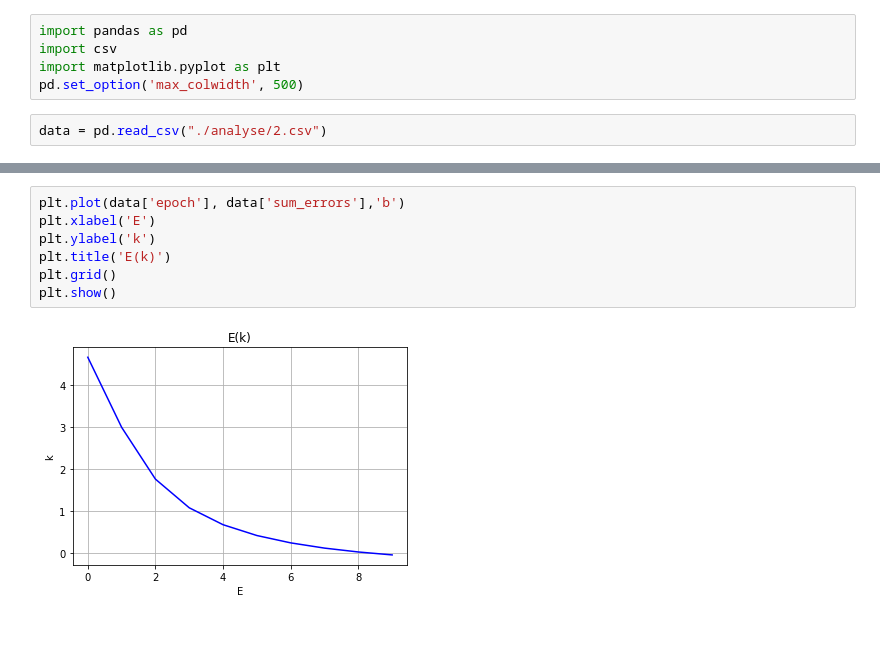
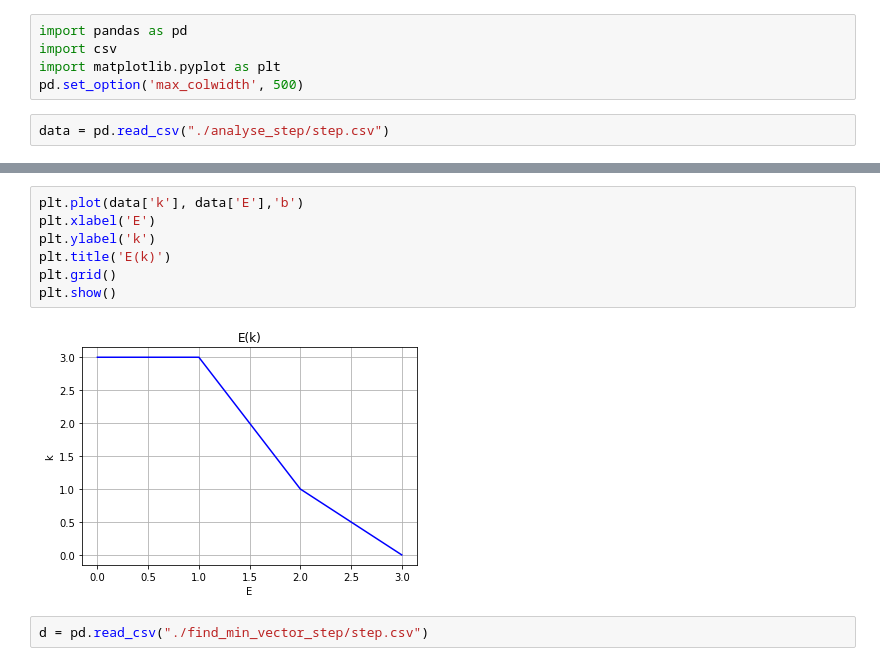
Before and after one commit to Dmitriy1594/simple_perceptron, a Jupyter notebook: release/Perceptron_sklearn.ipynb, the cells around one changed output, grey strips where cells are left out. Cells and saved outputs as stored; diff of their text form; blank space fills up the shorter version.

```diff
--- a/release/Perceptron_sklearn.ipynb
+++ b/release/Perceptron_sklearn.ipynb
@@ -89,7 +89,7 @@ import csv
 import matplotlib.pyplot as plt
 pd.set_option('max_colwidth', 500)
 # %%
-data = pd.read_csv("./analyse/2.csv")
+data = pd.read_csv("./analyse_step/step.csv")
 # %%
 data.head(10)
 # %% [output]
@@ -107,9 +101,11 @@ data.head(10)
 # %%
-plt.plot(data['epoch'], data['sum_errors'],'b')
+plt.plot(data['k'], data['E'],'b')
 plt.xlabel('E')
 plt.ylabel('k')
 plt.title('E(k)')
 plt.grid()
 plt.show()
 # %% [output]
-[figure, old version]
+[figure, new version]
+# %%
+d = pd.read_csv("./find_min_vector_step/step.csv")
```
Also changed, not shown: parts of 3 cells of this notebook, 7 other files.
